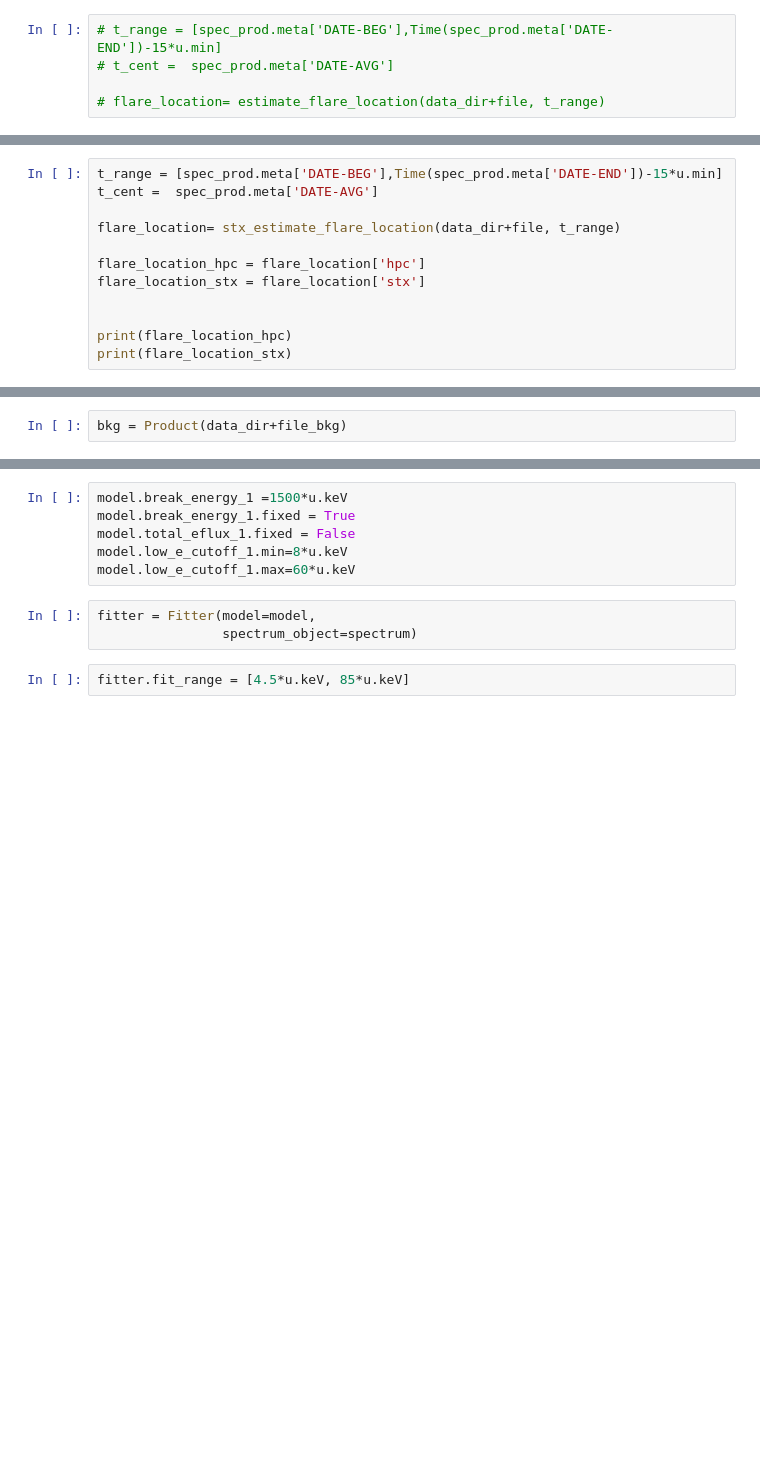
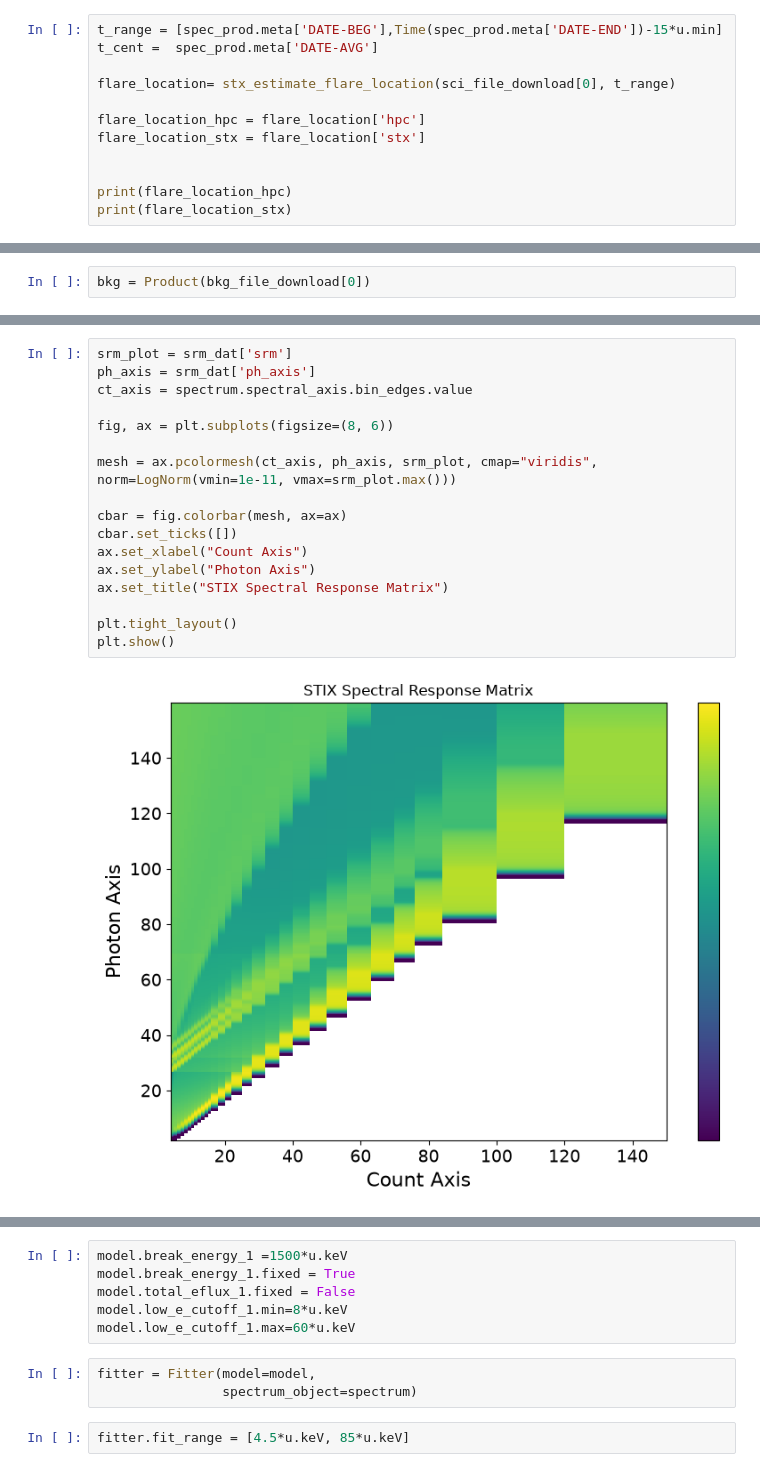
Before and after one commit to soler-he/sunkit-spex_demo, a Jupyter notebook: spectroscopy/fitting_testing_demo.ipynb, the cells around one changed output, grey strips where cells are left out. Drawn from its saved outputs; the diff is of its cells as text; blank space fills up the shorter version.

```diff
--- a/spectroscopy/fitting_testing_demo.ipynb
+++ b/spectroscopy/fitting_testing_demo.ipynb
@@ -48,5 +99,12 @@ spec_prod.plot_timeseries()
 # %%
-# t_range = [spec_prod.meta['DATE-BEG'],Time(spec_prod.meta['DATE-END'])-15*u.min]
-# t_cent =  spec_prod.meta['DATE-AVG']
+t_range = [spec_prod.meta['DATE-BEG'],Time(spec_prod.meta['DATE-END'])-15*u.min]
+t_cent =  spec_prod.meta['DATE-AVG']
 
-# flare_location= estimate_flare_location(data_dir+file, t_range)
+flare_location= stx_estimate_flare_location(sci_file_download[0], t_range)
+
+flare_location_hpc = flare_location['hpc']
+flare_location_stx = flare_location['stx']
+
+
+print(flare_location_hpc)
+print(flare_location_stx)
@@ -60,12 +135,0 @@ spec_prod.plot_timeseries()
-# %%
-t_range = [spec_prod.meta['DATE-BEG'],Time(spec_prod.meta['DATE-END'])-15*u.min]
-t_cent =  spec_prod.meta['DATE-AVG']
-
-flare_location= stx_estimate_flare_location(data_dir+file, t_range)
-
-flare_location_hpc = flare_location['hpc']
-flare_location_stx = flare_location['stx']
-
-
-print(flare_location_hpc)
-print(flare_location_stx)
@@ -82,4 +136,4 @@ print(flare_location_stx)
 # %%
-bkg = Product(data_dir+file_bkg)
+bkg = Product(bkg_file_download[0])
 # %%
 srm_dat = spec_prod.get_masked_srm(flare_location=flare_location)
@@ -94,3 +175,22 @@ spectrum = spec_prod.get_spec_obj(event_time_range=t_range,
+# %%
+srm_plot = srm_dat['srm']
+ph_axis = srm_dat['ph_axis']
+ct_axis = spectrum.spectral_axis.bin_edges.value
+
+fig, ax = plt.subplots(figsize=(8, 6))
+
+mesh = ax.pcolormesh(ct_axis, ph_axis, srm_plot, cmap="viridis", norm=LogNorm(vmin=1e-11, vmax=srm_plot.max()))
+
+cbar = fig.colorbar(mesh, ax=ax)
+cbar.set_ticks([])
+ax.set_xlabel("Count Axis")
+ax.set_ylabel("Photon Axis")
+ax.set_title("STIX Spectral Response Matrix")
+
+plt.tight_layout()
+plt.show()
+# %% [output]
+[figure, added]
 # %%
 model = (((ThermalEmission() + ThickTarget()) | Albedo()) * InverseSquareFluxScaling() ) | MatrixModel()
 
```
Also changed, not shown: parts of 23 cells of this notebook, 8 other files.
